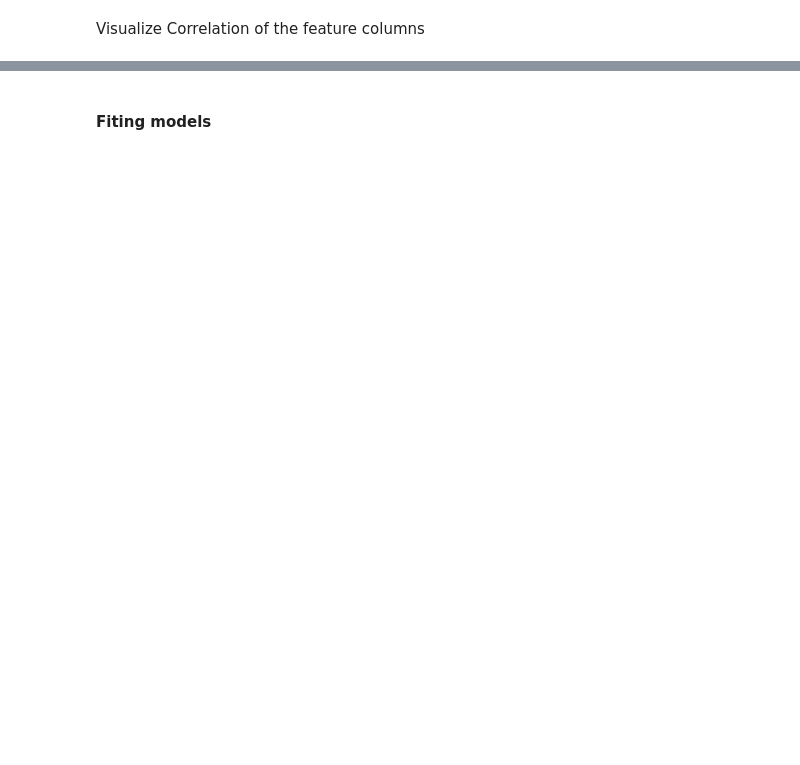
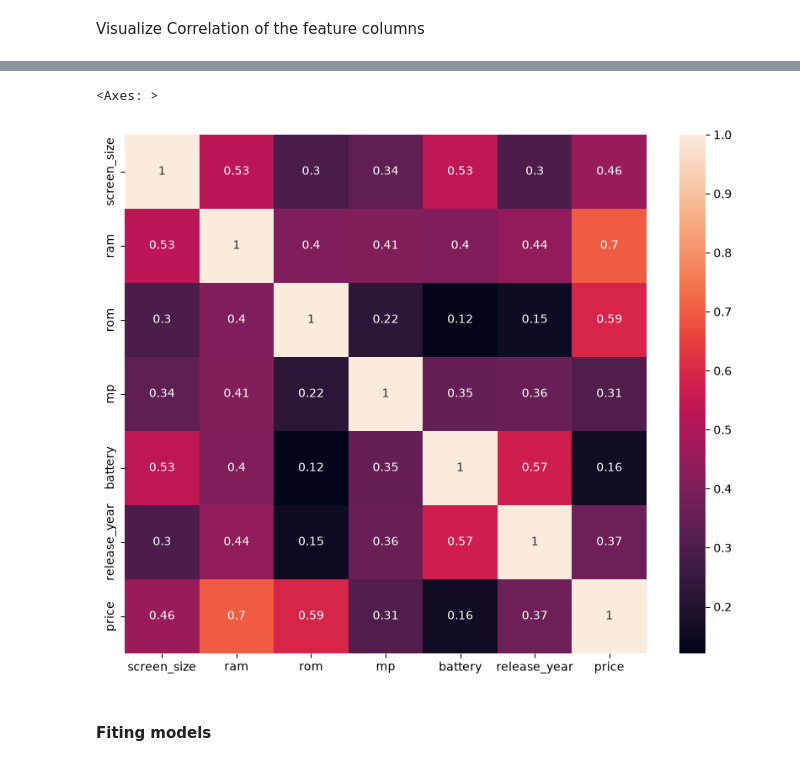
Before and after one commit to lewiskimtai/Phone-Price-Prediction, a Jupyter notebook: phone.ipynb, the cells around one changed output, grey strips where cells are left out. Saved outputs shown, nothing was run; the diff lists cells and outputs as text; code cells hidden in the pictures; blank space fills up the shorter version.

```diff
--- a/phone.ipynb
+++ b/phone.ipynb
@@ -101,11 +143,15 @@ fig = px.box(data_copy, y='Log_Price')
 fig.update_layout(width=800, height=600)
 fig.show()
 # %%
-# Calculate the upper limit of outliers as the 97.5th percentile of the target column
-upper_limit = data_copy['Log_Price'].quantile(0.931)
+# Remove only extreme high prices (above Q3 + 1.5 * IQR of the log price), e.g. tri-fold phones.
+# Cheap keypad phones are kept, they are real phones the app should be able to price.
+q1 = data_copy['Log_Price'].quantile(0.25)
+q3 = data_copy['Log_Price'].quantile(0.75)
+upper_limit = q3 + 1.5 * (q3 - q1)
 
 # Identify the upper outliers
 upper_outliers = data_copy[data_copy['Log_Price'] > upper_limit]
+print(f"Removing {len(upper_outliers)} phones priced above {np.exp(upper_limit):,.0f} UGX")
 
 # Remove the upper outliers from the dataset
 no_outlier = data_copy[~data_copy.index.isin(upper_outliers.index)]
@@ -117,5 +165,5 @@ fig.show()
 # %%
-# No Outliers
-data = no_outlier
+# No Outliers; the model predicts the log price
 data = no_outlier.drop(['price'], axis=1)
+data.rename(columns={'Log_Price': 'price'}, inplace=True)
 data.head()
@@ -177,6 +218,0 @@ for var in ['screen_size','battery']:
-# %%
-data['screen_size'] = dataa['screen_size']
-data['battery'] = dataaa['battery']
-data.rename(columns={'Log_Price': 'price'}, inplace=True)
-
-data.head()
@@ -185,3 +218,0 @@ data.info()
-# %%
-data.fillna(data.mean(), inplace=True)
-data.info()
@@ -210,6 +229,9 @@ plt.show()
 # %%
 plt.figure(figsize=(10, 8))
-sns.heatmap(data.corr().abs(),  annot=True)
+sns.heatmap(data.corr(numeric_only=True).abs(),  annot=True)
+# %% [output]
+<Axes: >
+[figure, added]
 # %% [markdown]
 #### Fiting models
 # %%
```
Also changed, not shown: parts of 21 cells of this notebook, 14 other files.
